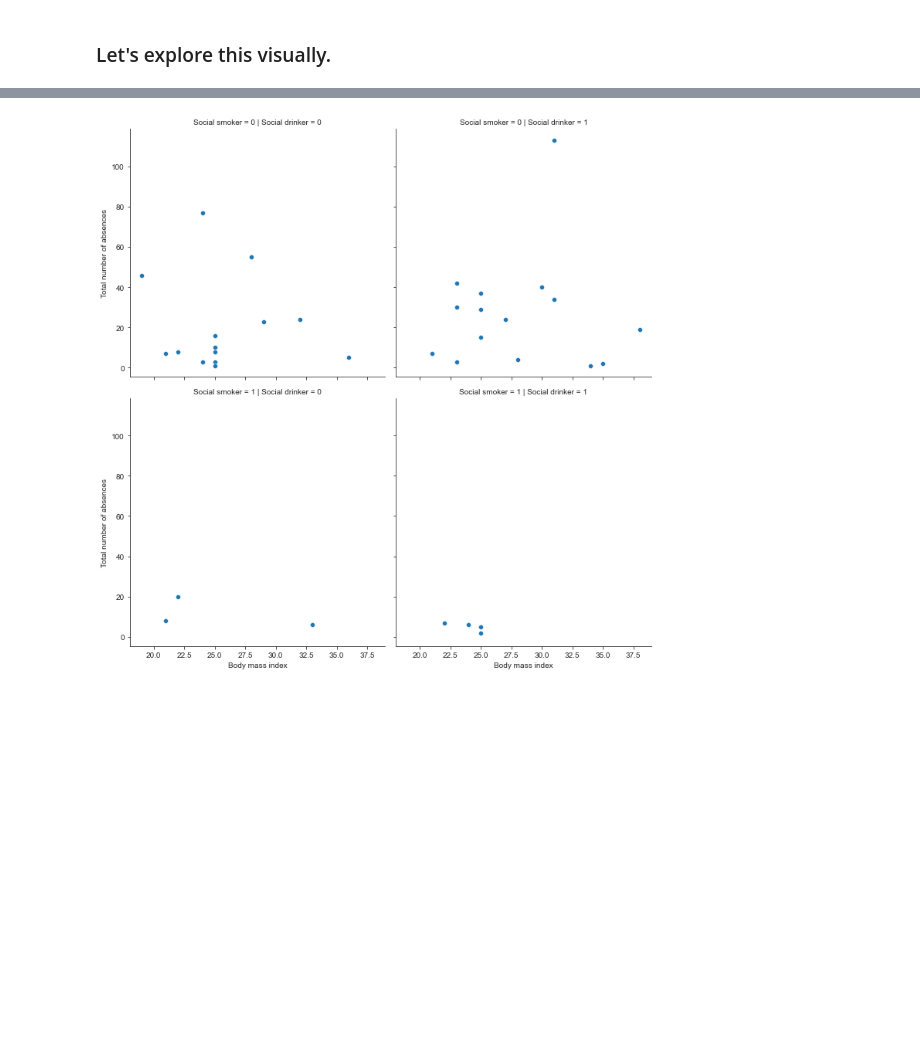
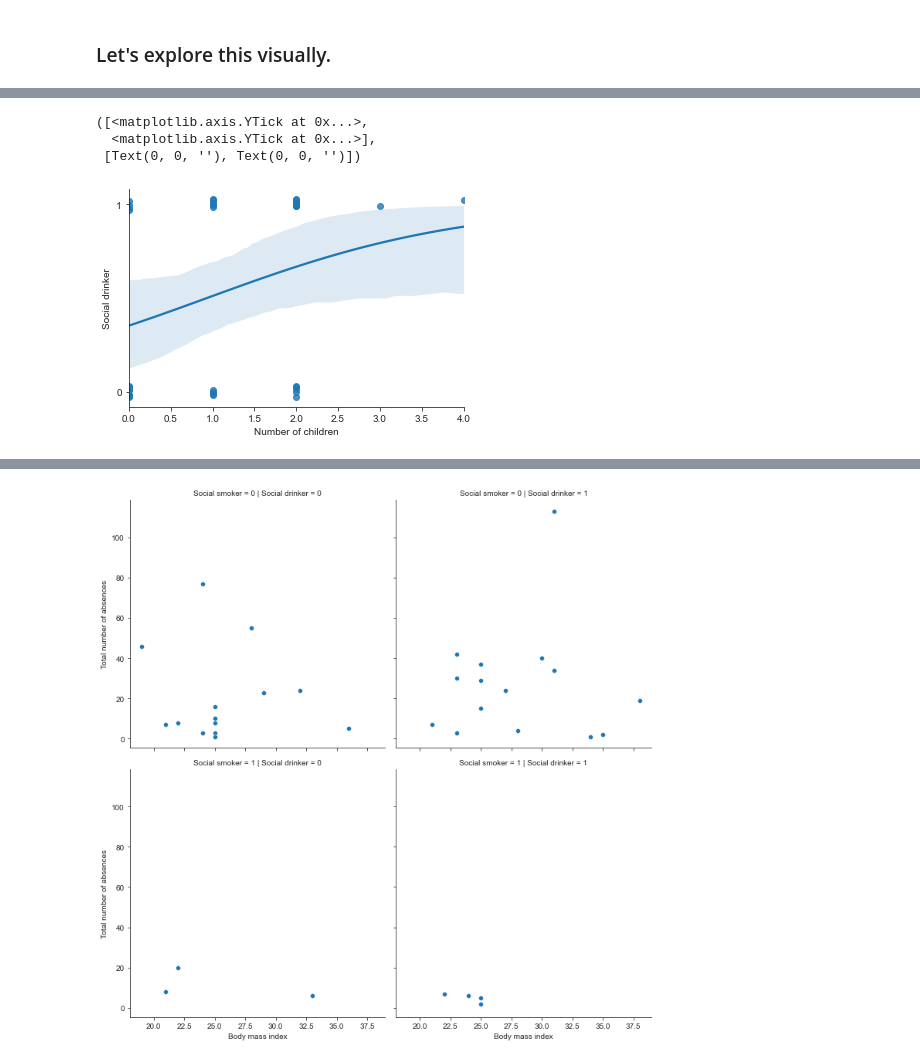
Before and after one commit to diweiho/Absenteeism-at-work, a Jupyter notebook: analysis.ipynb, the cells around one changed output, grey strips where cells are left out. Saved outputs shown, nothing was run; the diff lists cells and outputs as text; code cells hidden in the pictures; blank space fills up the shorter version.

```diff
--- a/analysis.ipynb
+++ b/analysis.ipynb
@@ -357,0 +421,8 @@ plt.show()
+# %%
+sns.regplot(x='Number of children', y='Social drinker', data=summ_df, logistic=True, y_jitter=0.03)
+plt.yticks(range(2))
+# %% [output]
+([<matplotlib.axis.YTick at 0x...>,
+  <matplotlib.axis.YTick at 0x...>],
+ [Text(0, 0, ''), Text(0, 0, '')])
+[figure, added]
```
Also changed, not shown: parts of 17 cells of this notebook.
